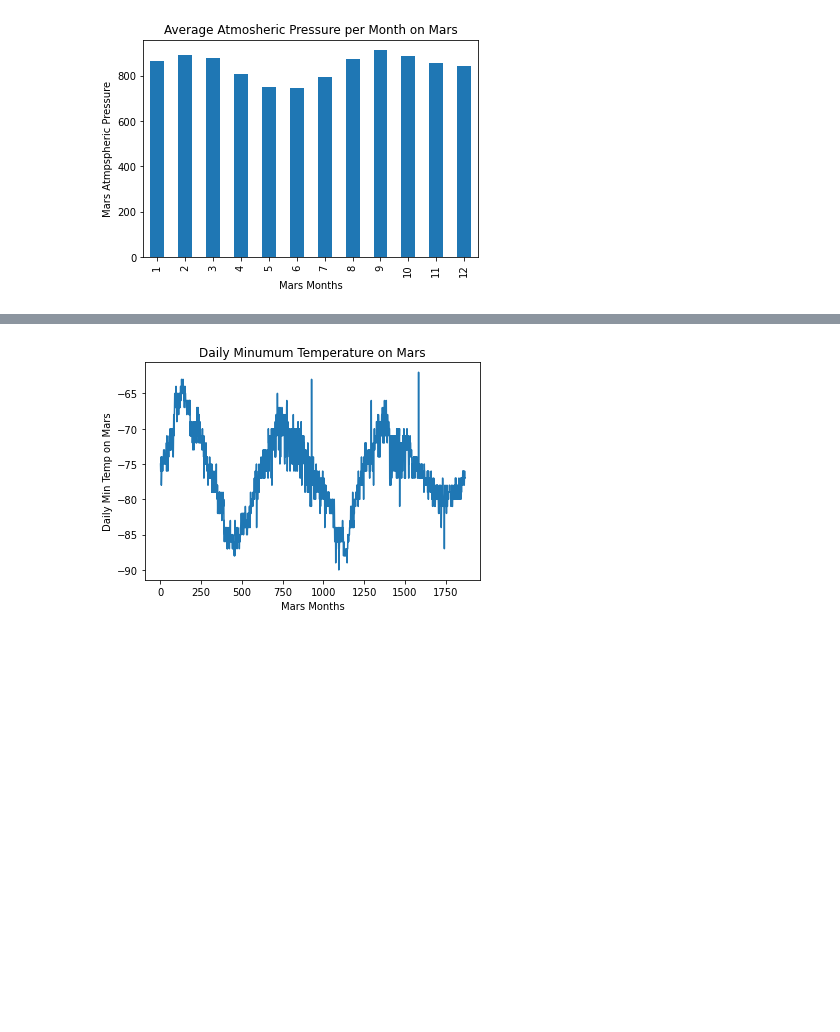
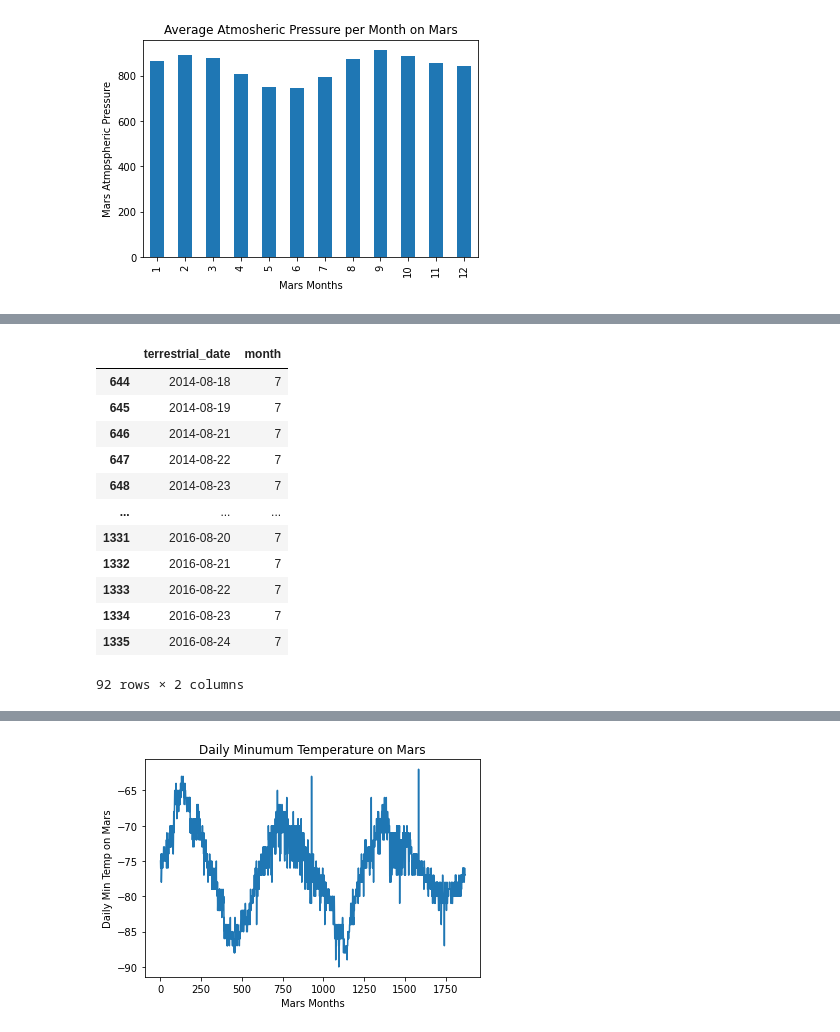
Before and after one commit to TroyFoote/Module11-Challenge, a Jupyter notebook: Mars/part_2_mars_weather.ipynb, the cells around one changed output, grey strips where cells are left out. Drawn from its saved outputs; the diff is of its cells as text; code cells hidden in the pictures; blank space fills up the shorter version.

```diff
--- a/Mars/part_2_mars_weather.ipynb
+++ b/Mars/part_2_mars_weather.ipynb
@@ -252,0 +320,3 @@ plt.show;
+# %%
+first_month_eighth_terrestrial_date = eighth_month_df.iloc[0,0]
+first_month_eighth_terrestrial_date
@@ -252,0 +325,3 @@ plt.show;
+# %%
+mars_year_excl_s = mars_year_df['terrestrial_date'] >= first_month_eighth_terrestrial_date
+mars_year_excl_s
@@ -252,0 +341,17 @@ plt.show;
+# %%
+month_seventh_exclusive_df = mars_year_df[mars_year_excl_s & seventh_month_s]
+month_seventh_exclusive_df
+# %% [output]
+|  | terrestrial_date | month |
+| 644 | 2014-08-18 | 7 |
+| 645 | 2014-08-19 | 7 |
+| 646 | 2014-08-21 | 7 |
+| 647 | 2014-08-22 | 7 |
+| 648 | 2014-08-23 | 7 |
+| ... | ... | ... |
+| 1331 | 2016-08-20 | 7 |
+| 1332 | 2016-08-21 | 7 |
+| 1333 | 2016-08-22 | 7 |
+| 1334 | 2016-08-23 | 7 |
+| 1335 | 2016-08-24 | 7 |
+92 rows × 2 columns
```
Also changed, not shown: parts of 11 cells of this notebook, 2 other files.
